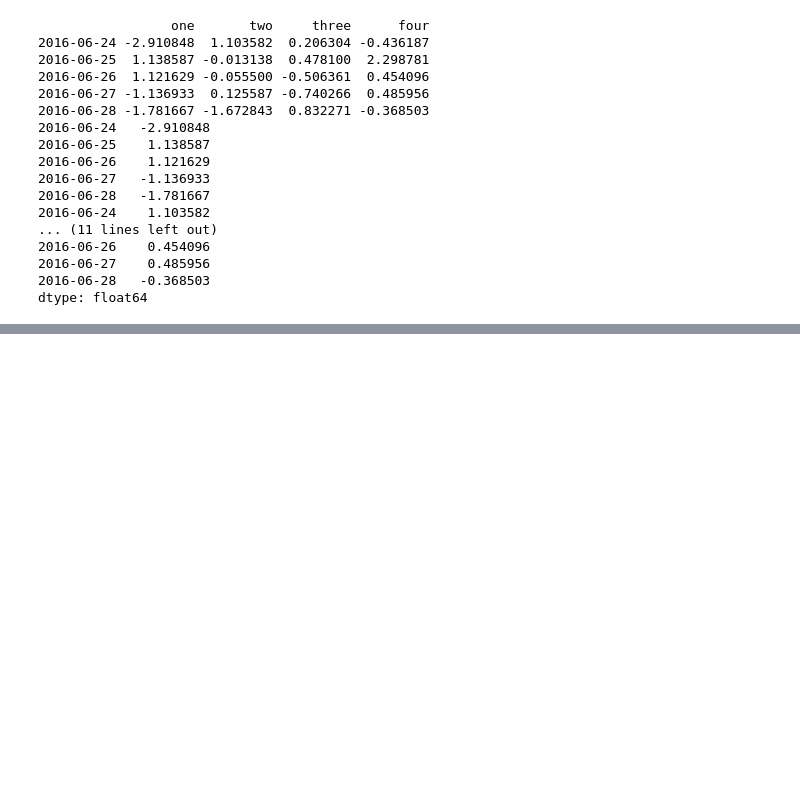
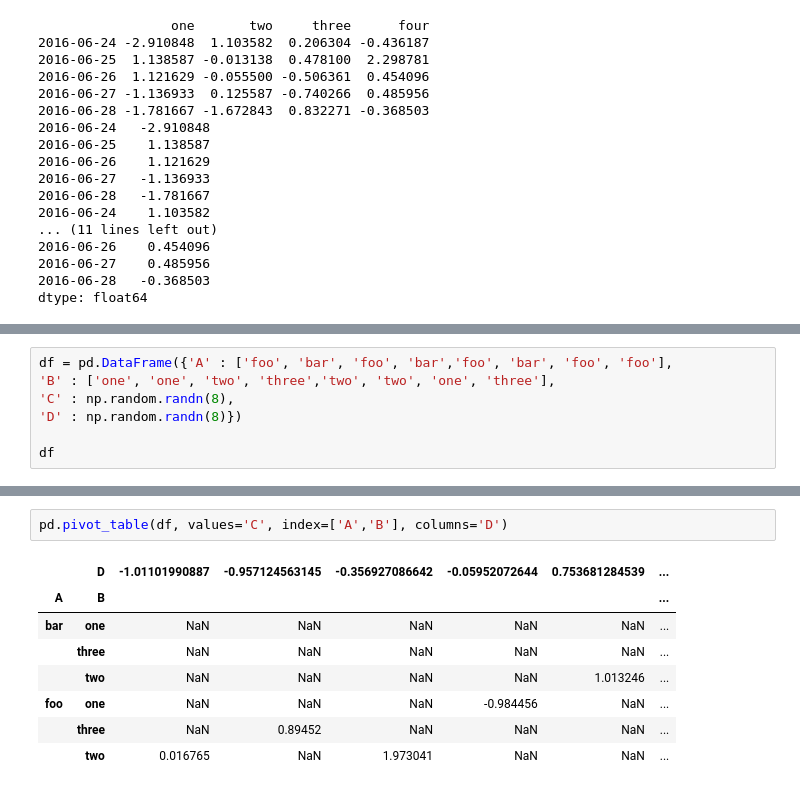
Before and after one commit to hyunhw/Practice-and-notes, a Jupyter notebook: Pandas_10min_tutorial.ipynb, the cells around one changed output, grey strips where cells are left out. Saved outputs shown, nothing was run; the diff lists cells and outputs as text; blank space fills up the shorter version.

```diff
--- a/Pandas_10min_tutorial.ipynb
+++ b/Pandas_10min_tutorial.ipynb
@@ -315,0 +335,7 @@ pd.merge(left,right)
+# %%
+df = pd.DataFrame({'A' : ['foo', 'bar', 'foo', 'bar','foo', 'bar', 'foo', 'foo'],
+'B' : ['one', 'one', 'two', 'three','two', 'two', 'one', 'three'],
+'C' : np.random.randn(8),
+'D' : np.random.randn(8)})
+
+df
@@ -315,0 +406,11 @@ pd.merge(left,right)
+# %%
+pd.pivot_table(df, values='C', index=['A','B'], columns='D')
+# %% [output]
+|  | D | -1.01101990887 | -0.957124563145 | -0.356927086642 | -0.05952072644 | 0.753681284539 | ... |
+| A | B |  |  |  |  |  | ... |
+| bar | one | NaN | NaN | NaN | NaN | NaN | ... |
+|  | three | NaN | NaN | NaN | NaN | NaN | ... |
+|  | two | NaN | NaN | NaN | NaN | 1.013246 | ... |
+| foo | one | NaN | NaN | NaN | -0.984456 | NaN | ... |
+|  | three | NaN | 0.89452 | NaN | NaN | NaN | ... |
+|  | two | 0.016765 | NaN | 1.973041 | NaN | NaN | ... |
```
Also changed, not shown: parts of 9 cells of this notebook.
